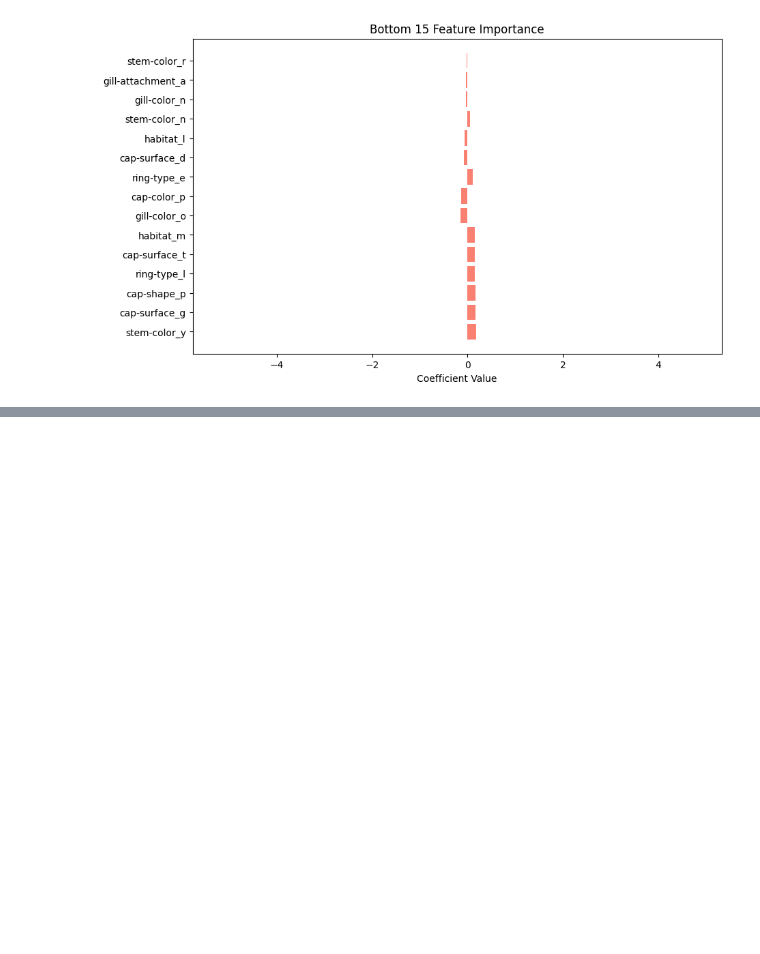
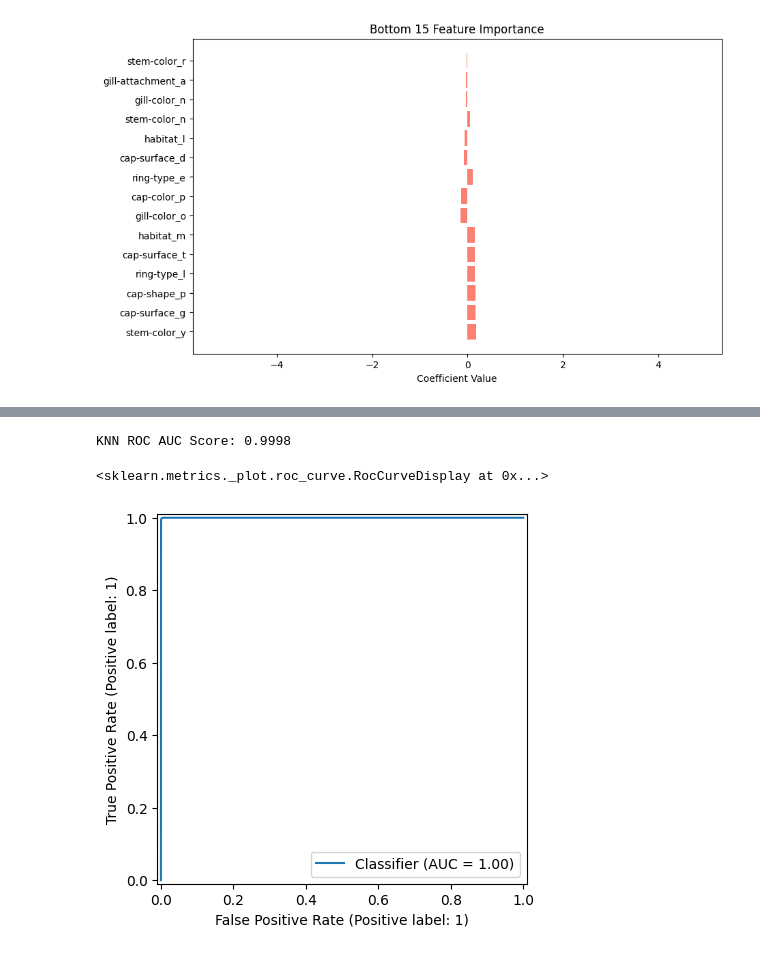
Before and after one commit to GerardoG2/PoisonMushroomClassifier, a Jupyter notebook: Notebooks/SVM.ipynb, the cells around one changed output, grey strips where cells are left out. Drawn from its saved outputs; the diff is of its cells as text; code cells hidden in the pictures; blank space fills up the shorter version.

Commit message:
add train test

```diff
--- a/Notebooks/SVM.ipynb
+++ b/Notebooks/SVM.ipynb
@@ -276,3 +293,6 @@ X_train, X_test, y_train, y_test = train_test_split(X, y, test_size=.2, random_s
+# %%
+# get x_train, x_test, y_train, y_test
+X_train =
 # %%
 # build linear svm with hinge loss
 from sklearn.svm import LinearSVC
@@ -587,0 +610,9 @@ plot_feature_importance(lr_clf, X.columns, top_n=15)
+# %%
+# create quick knn model and get classification report
+from sklearn.neighbors import KNeighborsClassifier
+knn_clf = KNeighborsClassifier(n_neighbors=5)
+knn_clf.fit(X_train, y_train)
+knn_y_pred = knn_clf.predict(X_test)
+from sklearn.metrics import classification_report
+knn_report = classification_report(y_test, knn_y_pred)
+print(knn_report)
@@ -587,0 +628,15 @@ plot_feature_importance(lr_clf, X.columns, top_n=15)
+# %%
+# roc auc for knn
+from sklearn.metrics import roc_auc_score
+knn_y_pred_score = knn_clf.predict_proba(X_test)[:, 1]
+knn_roc_auc = roc_auc_score(y_test, knn_y_pred_score)
+print(f"KNN ROC AUC Score: {knn_roc_auc:.4f}")
+# %% [output]
+KNN ROC AUC Score: 0.9998
+# %%
+# plot roc curve for knn
+from sklearn.metrics import RocCurveDisplay
+RocCurveDisplay.from_predictions(y_test, knn_y_pred_score)
+# %% [output]
+<sklearn.metrics._plot.roc_curve.RocCurveDisplay at 0x...>
+[figure, added]
```
Also changed, not shown: parts of 5 cells of this notebook, 2 other files.
